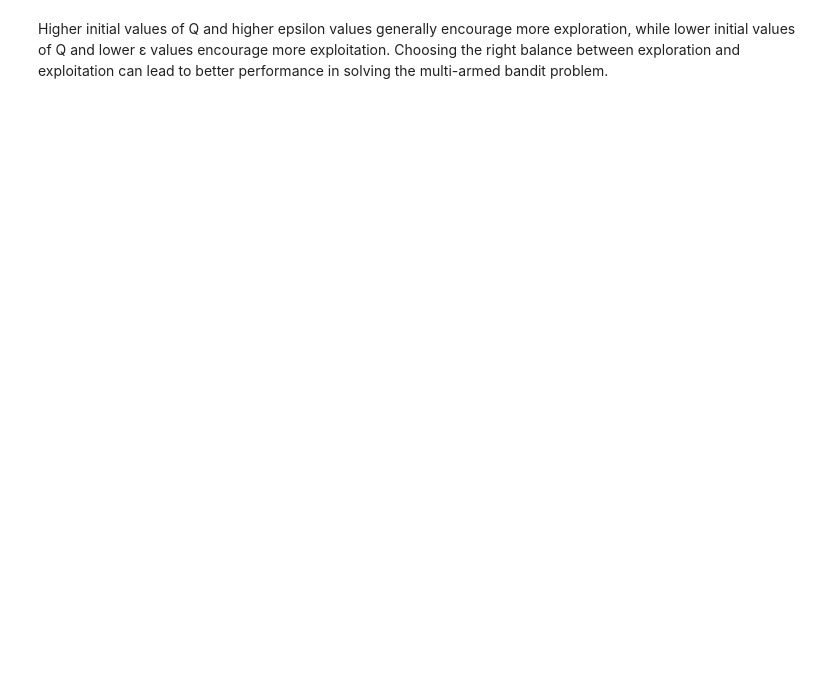
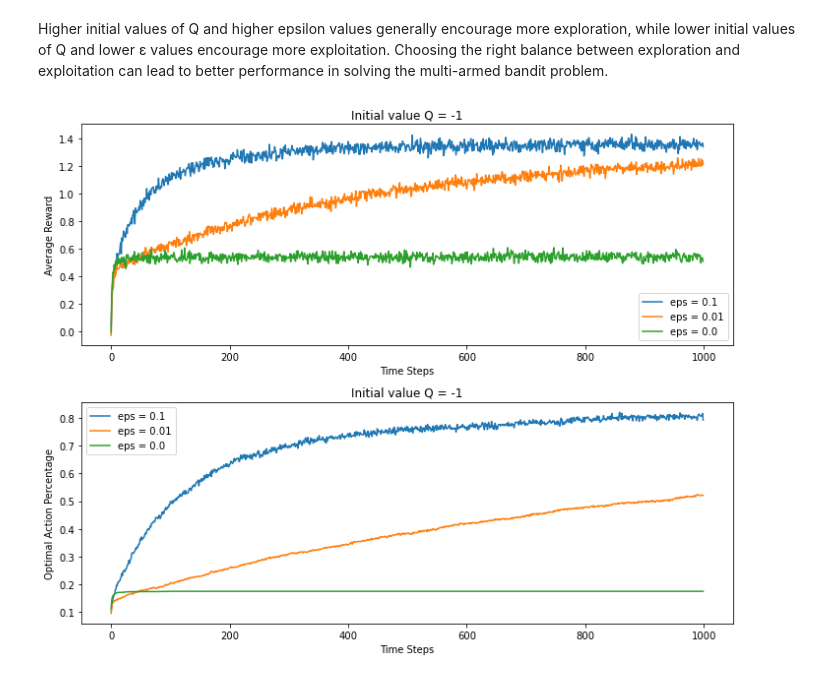
Before and after one commit to Parviz11111/ReasoningDesicion, a Jupyter notebook: worksheet_2/worksheet_2_parviz.ipynb, the cells around one changed output. Cells and saved outputs as stored; diff of their text form; code cells hidden in the pictures; blank space fills up the shorter version.

```diff
--- a/worksheet_2/worksheet_2_parviz.ipynb
+++ b/worksheet_2/worksheet_2_parviz.ipynb
@@ -98,2 +101,8 @@ plot_results(epsilons, initial_values)
 # %% [markdown]
 Higher initial values of Q and higher epsilon values generally encourage more exploration, while lower initial values of Q and lower ε values encourage more exploitation. Choosing the right balance between exploration and exploitation can lead to better performance in solving the multi-armed bandit problem.
+# %%
+epsilons = [0.1, 0.01, 0.0]
+initial_values = [-1]
+plot_results(epsilons, initial_values)
+# %% [output]
+[figure, added]
```
Also changed, not shown: parts of 3 cells of this notebook.
